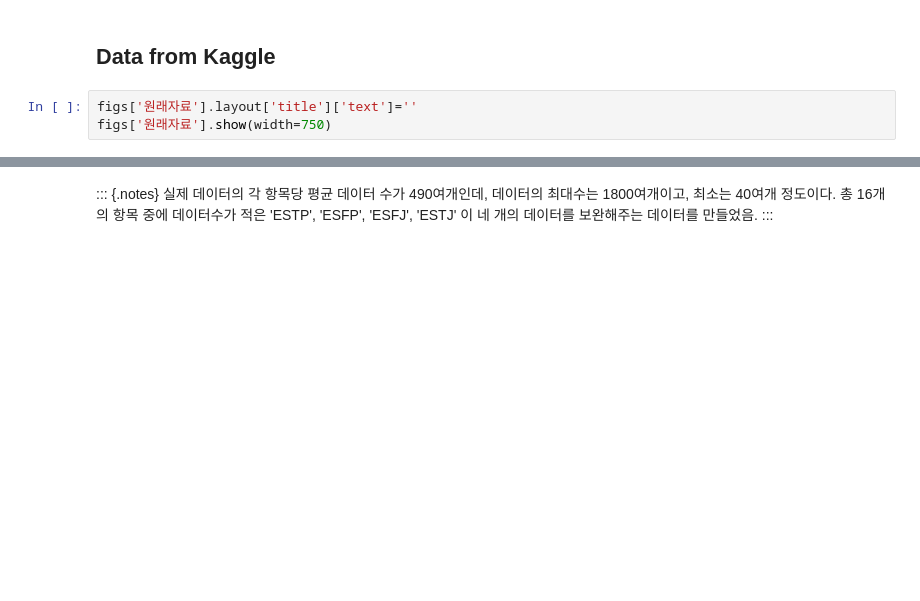
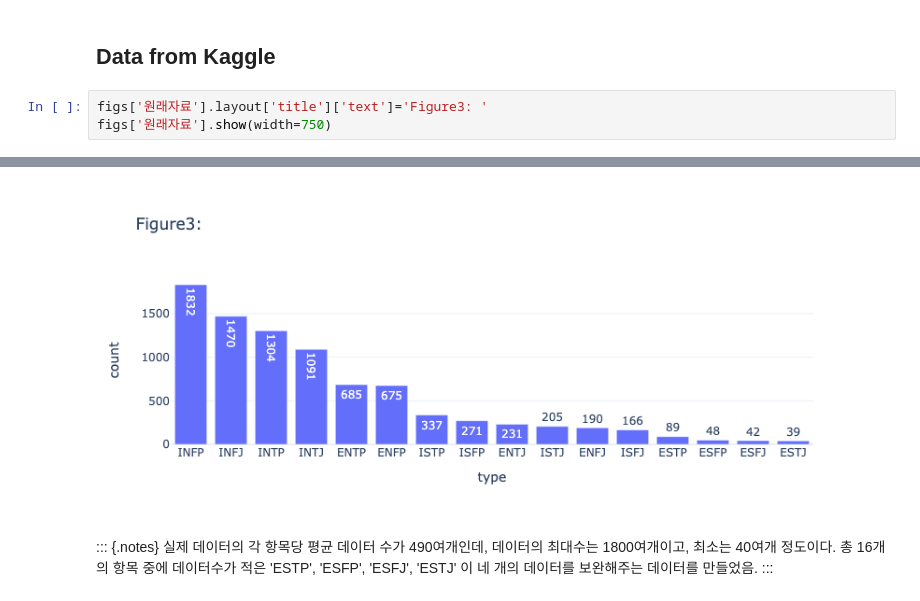
Before and after one commit to simjaein/1227, a Jupyter notebook: jaein.ipynb, the cells around one changed output, grey strips where cells are left out. Drawn from its saved outputs; the diff is of its cells as text; blank space fills up the shorter version.

```diff
--- a/jaein.ipynb
+++ b/jaein.ipynb
@@ -206,6 +206,6 @@ Synthetic Data Generation via GPT
 # %% [markdown]
 ## Data from Kaggle
 # %%
-figs['원래자료'].layout['title']['text']=''
+figs['원래자료'].layout['title']['text']='Figure3: '
 figs['원래자료'].show(width=750)
 # %% [output]
@@ -213,3 +212,4 @@ figs['원래자료'].show(width=750)
+[figure, added]
 # %% [markdown]
 ::: {.notes}
 실제 데이터의 각 항목당 평균 데이터 수가 490여개인데, 데이터의 최대수는 1800여개이고, 최소는 40여개 정도이다. 총 16개의 항목 중에 데이터수가 적은 'ESTP', 'ESFP', 'ESFJ', 'ESTJ' 이 네 개의 데이터를 보완해주는 데이터를 만들었음.
```
Also changed, not shown: parts of 25 cells of this notebook.
